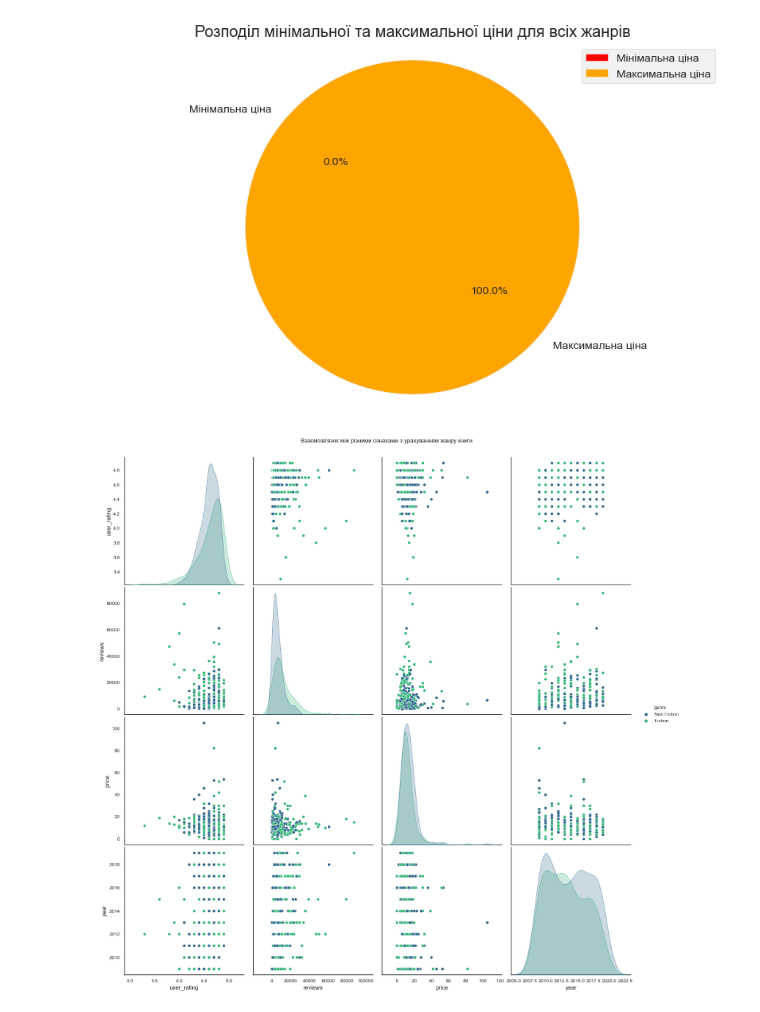
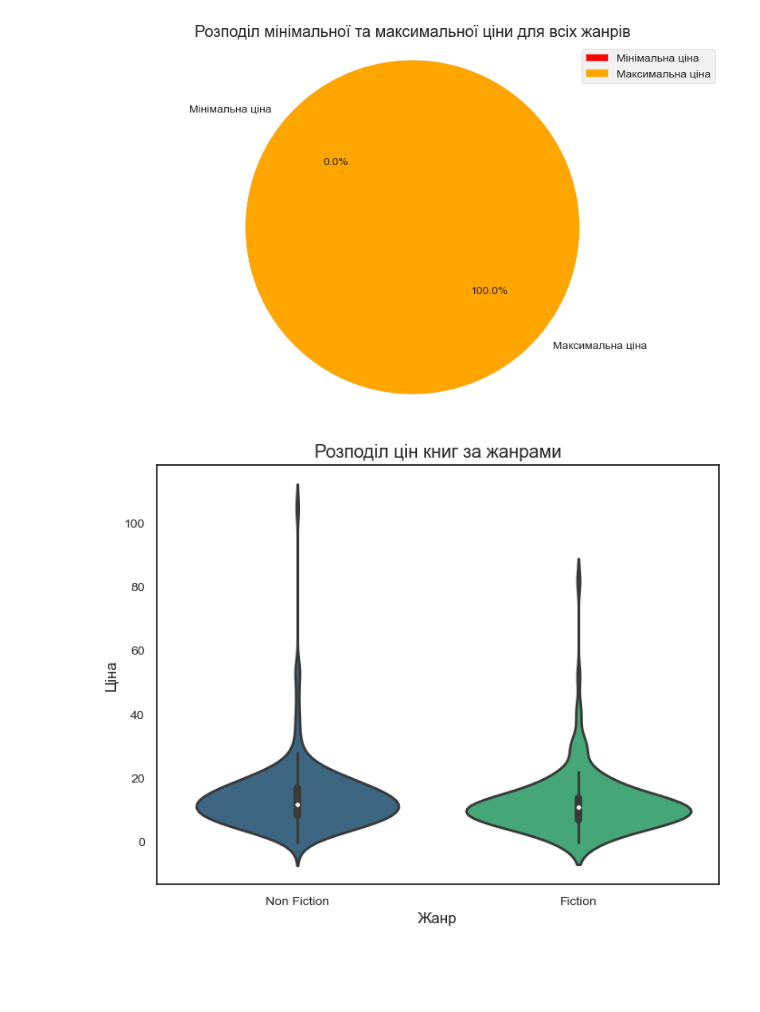
Before and after one commit to dspuliaiev/Data_Science, a Jupyter notebook: Hw2.3.ipynb, the cells around one changed output. Saved outputs shown, nothing was run; the diff lists cells and outputs as text; code cells hidden in the pictures; blank space fills up the shorter version.

```diff
--- a/Hw2.3.ipynb
+++ b/Hw2.3.ipynb
@@ -369,15 +369,11 @@ print("Перший автор у списку:", first_author)
 Перший автор у списку: Donna Tartt
 # %%
 %matplotlib inline
-
-%matplotlib inline
-import seaborn as sns
-import matplotlib.pyplot as plt
-plt.style.use('bmh')
-
+# Створення boxplot
 plt.figure(figsize=(8, 6))
-sns.violinplot(x=df_unique['user_rating'])
-plt.xlabel('Рейтинг')
-plt.title('Розподіл рейтингів книг')
+sns.boxplot(data=df_unique, x='genre', y='price', palette='viridis')
+plt.xlabel('Жанр')
+plt.ylabel('Ціна')
+plt.title('Розподіл цін книг за жанрами')
 plt.show()
 # %% [output]
@@ -395,9 +391,15 @@ plt.show()
 # %% [output]
 [figure]
 # %%
+
 %matplotlib inline
-sns.pairplot(df_unique, hue='genre', palette='viridis', diag_kind='kde', height=4)
-plt.suptitle('Взаємозв\'язок між різними ознаками з урахуванням жанру книги', y=1.02)
+
+# Створення гребенчатої діаграми
+plt.figure(figsize=(8, 6))
+sns.violinplot(x=df_unique['genre'], y=df_unique['price'], palette='viridis')
+plt.xlabel('Жанр')
+plt.ylabel('Ціна')
+plt.title('Розподіл цін книг за жанрами')
 plt.show()
 # %% [output]
-[figure, old version]
+[figure, new version]
```
Also changed, not shown: parts of 1 cell of this notebook.
